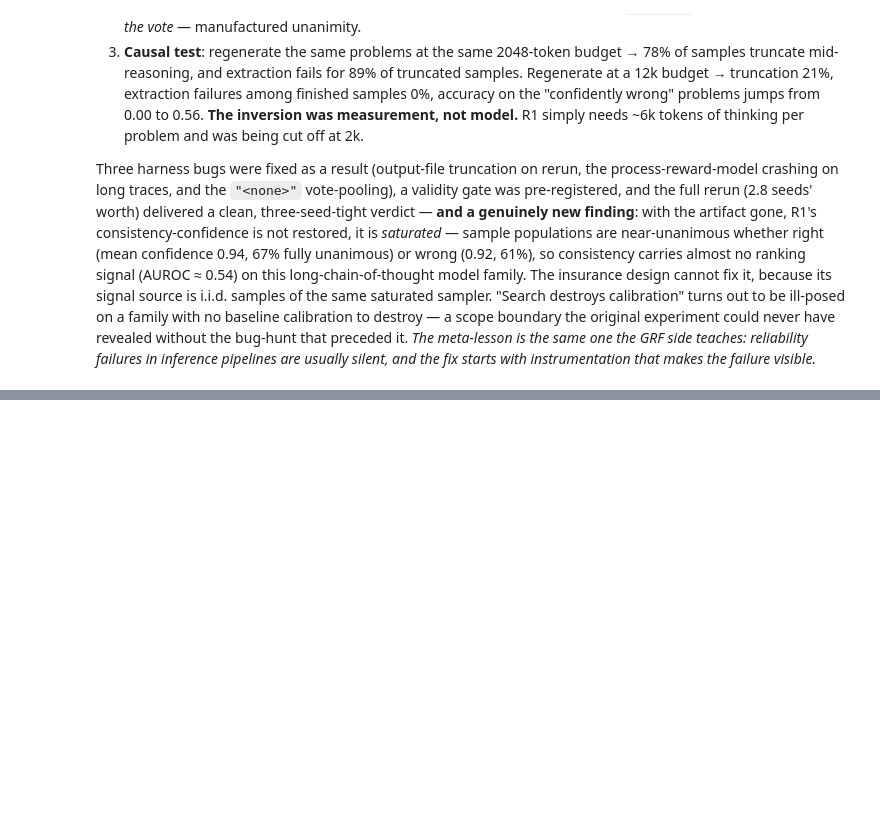
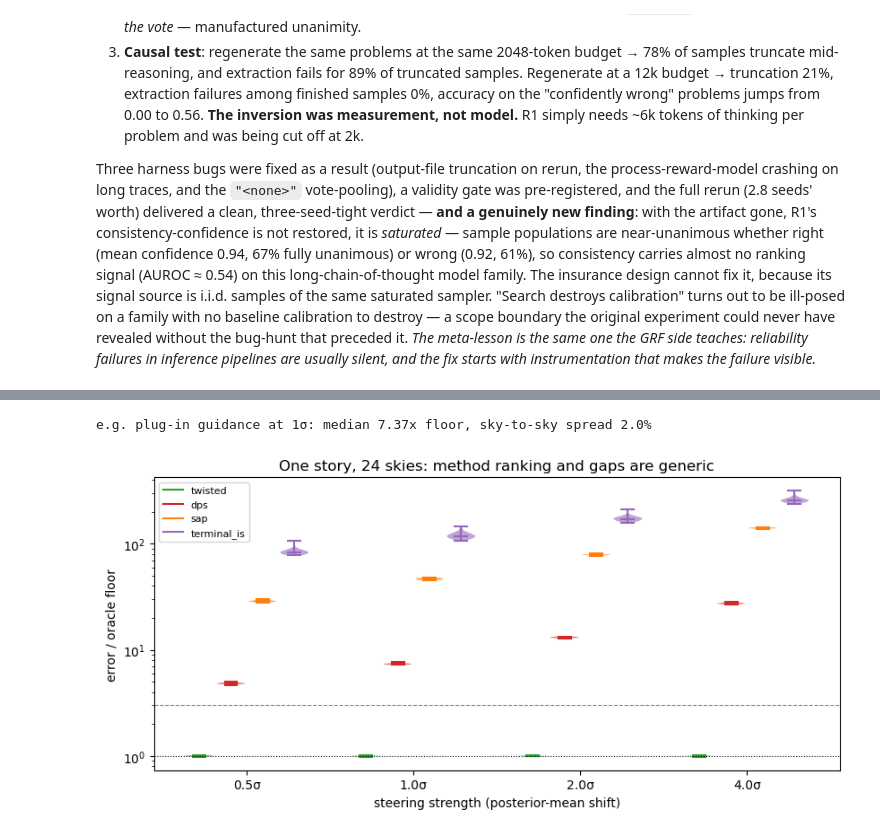
Before and after one commit to AndreasTersenov/tilt-audit, a Jupyter notebook: notebooks/overnight_pilot_tour.ipynb, the cells around one changed output, grey strips where cells are left out. Cells and saved outputs as stored; diff of their text form; code cells hidden in the pictures; blank space fills up the shorter version.

```diff
--- a/notebooks/overnight_pilot_tour.ipynb
+++ b/notebooks/overnight_pilot_tour.ipynb
@@ -1044,0 +1059,31 @@ result.
+# %%
+# A1: ratio distributions across 24 observation draws (64x64, N=256)
+a1 = load("a1_multiy.jsonl")
+d64 = a1[(a1.dim == 64) & (a1.N == 256)]
+fl = (d64[d64.sampler == "oracle"].groupby(["shift", "y_seed"]).w2.median()
+      .rename("floor").reset_index())
+r = d64[d64.sampler != "oracle"].merge(fl, on=["shift", "y_seed"])
+r["ratio"] = r.w2 / r.floor
+shifts, order = [0.5, 1.0, 2.0, 4.0], ["twisted", "dps", "sap", "terminal_is"]
+colors = dict(twisted="#2ca02c", dps="#d62728", sap="#ff7f0e", terminal_is="#9467bd")
+fig, ax = plt.subplots(figsize=(8.5, 4.2))
+for i, s in enumerate(order):
+    pos = np.arange(len(shifts)) + (i - 1.5) * 0.19
+    data = [r[(r.sampler == s) & (r["shift"] == sh)].groupby("y_seed").ratio
+            .mean().values for sh in shifts]
+    vp = ax.violinplot(data, positions=pos, widths=0.17, showmedians=True)
+    for b in vp["bodies"]: b.set_facecolor(colors[s]); b.set_alpha(0.6)
+    for p in ("cmedians", "cbars", "cmins", "cmaxes"): vp[p].set_color(colors[s])
+    ax.plot([], [], color=colors[s], label=s)
+ax.axhline(1, color="k", ls=":", lw=0.8); ax.axhline(3, color="k", ls="--", lw=0.8, alpha=0.5)
+ax.set(yscale="log", xticks=range(4), xlabel="steering strength (posterior-mean shift)",
+       ylabel="error / oracle floor")
+ax.set_xticklabels([f"{s}σ" for s in shifts]); ax.legend(fontsize=8, loc="upper left")
+ax.set_title(f"One story, {r.y_seed.nunique()} skies: method ranking and gaps are generic")
+plt.tight_layout()
+n_iqr = r[(r.sampler=="dps") & (r["shift"]==1.0)].groupby("y_seed").ratio.mean()
+print(f"e.g. plug-in guidance at 1σ: median {n_iqr.median():.2f}x floor, "
+      f"sky-to-sky spread {(n_iqr.quantile(.75)-n_iqr.quantile(.25))/n_iqr.median():.1%}")
+# %% [output]
+e.g. plug-in guidance at 1σ: median 7.37x floor, sky-to-sky spread 2.0%
+[figure, added]
```
Also changed, not shown: parts of 21 cells of this notebook, 2 other files.
